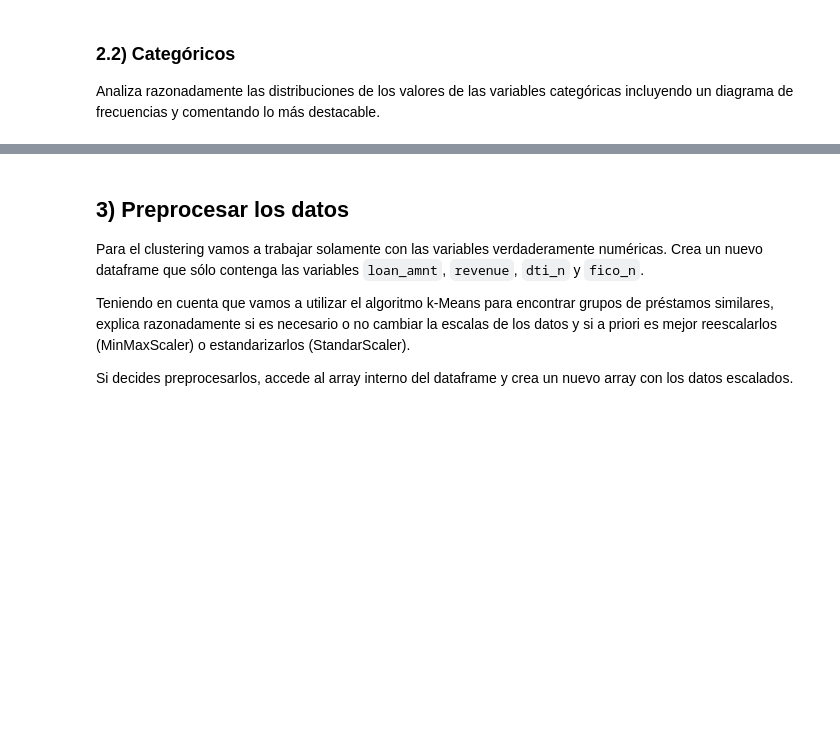
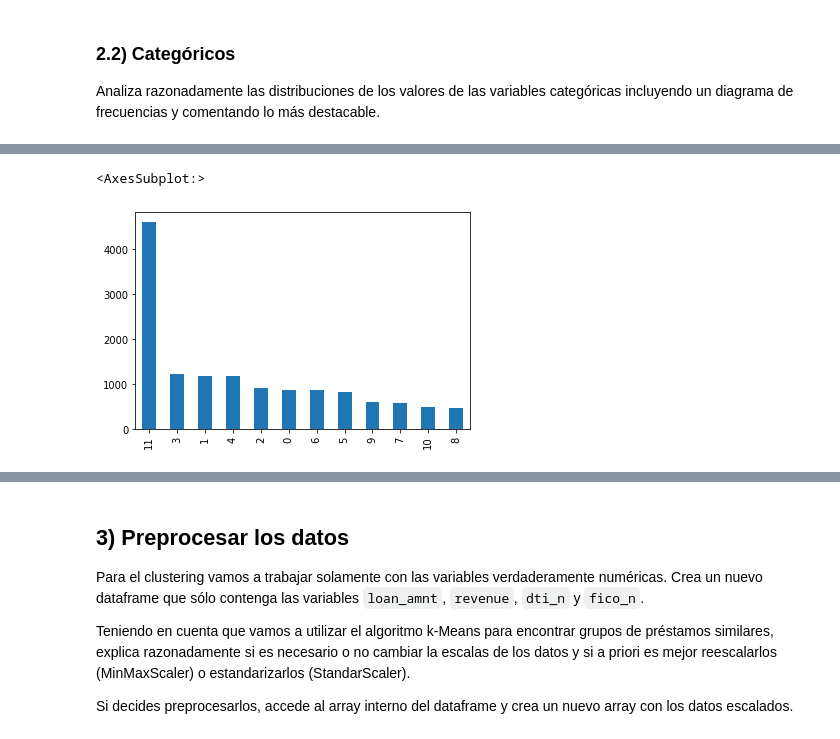
Before and after one commit to mario-sanz/IA2-Practicas, a Jupyter notebook: Lab1/P1_clustering.ipynb, the cells around one changed output, grey strips where cells are left out. Drawn from its saved outputs; the diff is of its cells as text; code cells hidden in the pictures; blank space fills up the shorter version.

```diff
--- a/Lab1/P1_clustering.ipynb
+++ b/Lab1/P1_clustering.ipynb
@@ -55,0 +173,5 @@ Analiza razonadamente las distribuciones de los valores de las variables categó
+# %%
+df_cat['emp_length_n'].value_counts().plot.bar()
+# %% [output]
+<AxesSubplot:>
+[figure, added]
```
Also changed, not shown: parts of 17 cells of this notebook, 2 other files.
